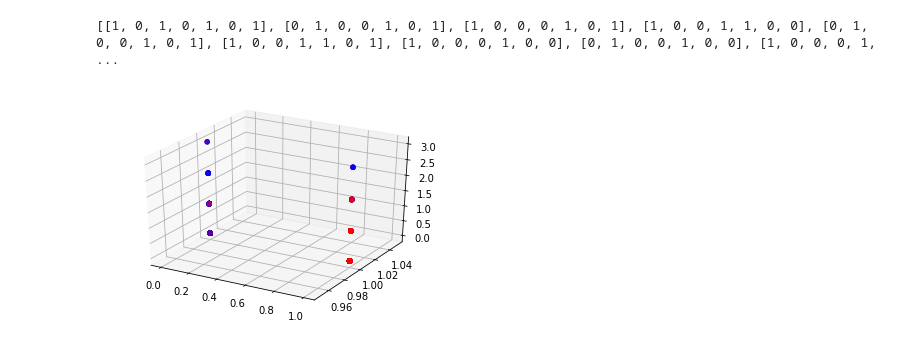
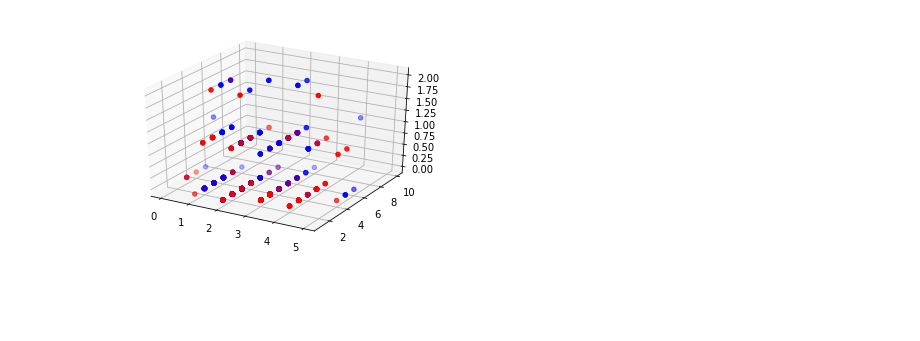
Before and after one commit to SebastianKapunkt/name-classifier, a Jupyter notebook: Name Classifier.ipynb, the cells around one changed output. Saved outputs shown, nothing was run; the diff lists cells and outputs as text; code cells hidden in the pictures; blank space fills up the shorter version.

```diff
--- a/Name Classifier.ipynb
+++ b/Name Classifier.ipynb
@@ -14,3 +17,14 @@ with open('vornamen.csv', newline='') as csvfile:
+# %%
+def vornamen_whilmersdorf():
+    names = []
+    with open('vornamen_whilmersdorf.csv', newline='') as csvfile:
+        spamreader = csv.reader(csvfile, delimiter=';')
+        for row in spamreader:
+            if len(row[0]) > 0:
+                names.append([row[0], row[2]])
+    return names
+
+names = vornamen_whilmersdorf()
 # %%
 def count_for_rule(string, rule, is_in):
     count = 0
@@ -65,7 +75,7 @@ def last_letter_n(s):
     return last_letter(s, 'n')
 # %%
 def is_female(s):
-    if s == 'weiblich':
+    if s == 'w':
         return 'r'
     return 'b'
 # %%
@@ -82,33 +92,17 @@ def sigmoid_p(x):
 # %%
 X = []
 Y = []
 Z = []
 C = []
-training_data = []
 
 for i in range(1000):
-    X.append(count_vocal(names[i][0][-1]))
-    Y.append(count_vocal(names[i][0][0]))
+    X.append(count_vocal(names[i][0]))
+    Y.append(count_consonant(names[i][0]))
     Z.append(count_soft_consonant(names[i][0]))
     C.append(is_female(names[i][1]))
-
-for name in names:
-    n = name[0]
-    training_data.append([
-        count_vocal(n[-1]),
-        count_consonant(n[-1]),
-        count_soft_consonant(n),
-        count_hard_consonant(n),
-        count_vocal(n[0]),
-        count_consonant(n[0]),
-        convert_mw_to_01(name[1])
-    ])
 
 fig = plt.figure()
 ax = plt.axes(projection='3d')
 ax.scatter(X, Y, Z, c=C);
-
-print(training_data)
 # %% [output]
-[[1, 0, 1, 0, 1, 0, 1], [0, 1, 0, 0, 1, 0, 1], [1, 0, 0, 0, 1, 0, 1], [1, 0, 0, 1, 1, 0, 0], [0, 1, 0, 0, 1, 0, 1], [1, 0, 0, 1, 1, 0, 1], [1, 0, 0, 0, 1, 0, 0], [0, 1, 0, 0, 1, 0, 0], [1, 0, 0, 0, 1, ...
-[figure, old version]
+[figure, new version]
```
Also changed, not shown: parts of 11 cells of this notebook, 1 other file.
